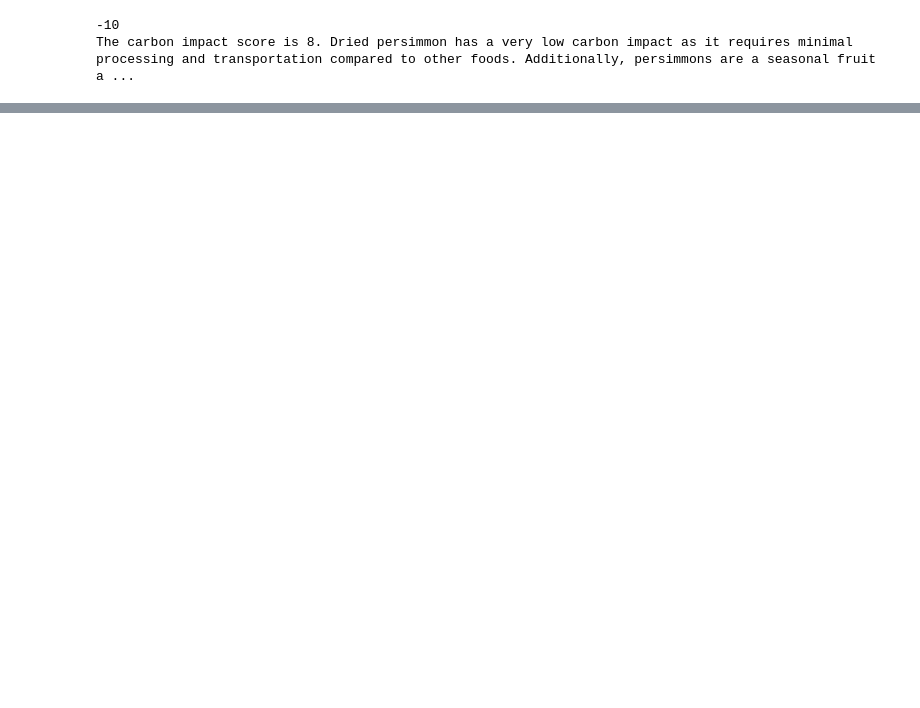
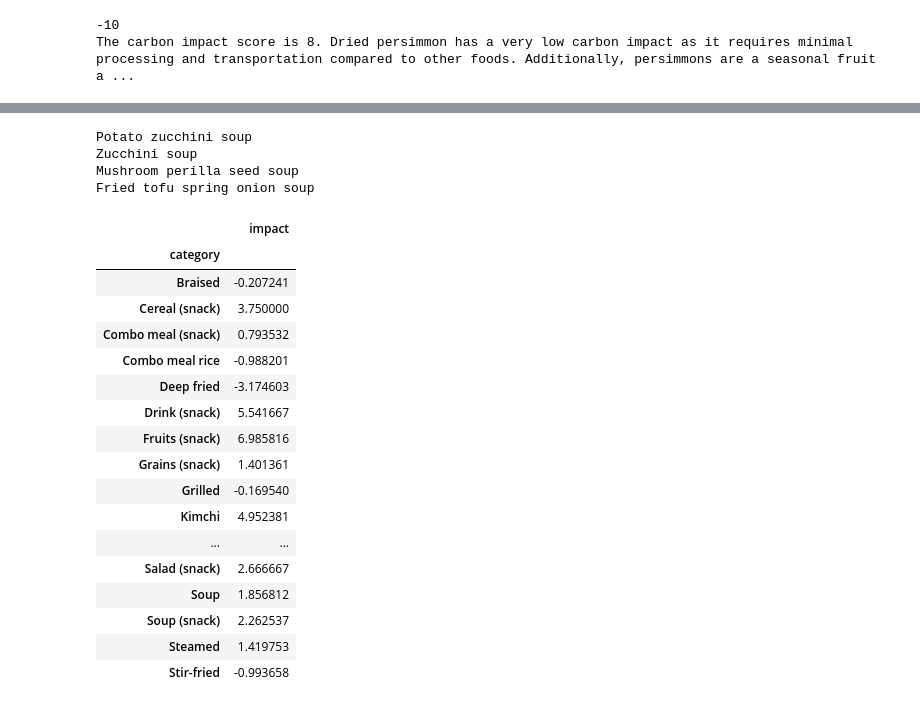
Before and after one commit to lurosenb/five_jelly_donuts, a Jupyter notebook: generate_carbon_impacts.ipynb, the cells around one changed output, grey strips where cells are left out. Drawn from its saved outputs; the diff is of its cells as text; code cells hidden in the pictures; blank space fills up the shorter version.

Commit message:
carbon impacts database complete

```diff
--- a/generate_carbon_impacts.ipynb
+++ b/generate_carbon_impacts.ipynb
@@ -129,10 +136,3 @@ def meal_impact_from_chatgpt(chosen_meal, verbose=False, person_type='Carbon_imp
             add_response(chosen_meal, avg_impact, response)
 
     return avg_impact
-# %%
-from dietkit import load_ingredient, load_menu, load_diet
-
-all_ingredients = load_ingredient(sample_language = 'eng')
-meal_dict = load_menu(ingredients = all_ingredients, sample_language = 'eng')
-
-possible_meals = np.array(list(meal_dict.keys()))
@@ -209,0 +195,36 @@ carbon_impacts_df
+# %%
+# Remove "Menu object: " from carbon impacts df
+carbon_impacts_df['meal'] = carbon_impacts_df['meal'].str.replace('Menu object: ', '')
+
+carbon_impacts_df['category'] = None
+for k, meal in meal_dict.items():
+    try:
+        carbon_impacts_df.loc[carbon_impacts_df['meal'] == k, 'category'] = meal.category
+    except:
+        print(k)
+# %% [output]
+Potato zucchini soup
+Zucchini soup
+Mushroom perilla seed soup
+Fried tofu spring onion soup
+# %%
+carbon_impacts_df.groupby('category').mean()# .to_latex()
+# %% [output]
+|  | impact |
+| category |  |
+| Braised | -0.207241 |
+| Cereal (snack) | 3.750000 |
+| Combo meal (snack) | 0.793532 |
+| Combo meal rice | -0.988201 |
+| Deep fried | -3.174603 |
+| Drink (snack) | 5.541667 |
+| Fruits (snack) | 6.985816 |
+| Grains (snack) | 1.401361 |
+| Grilled | -0.169540 |
+| Kimchi | 4.952381 |
+| ... | ... |
+| Salad (snack) | 2.666667 |
+| Soup | 1.856812 |
+| Soup (snack) | 2.262537 |
+| Steamed | 1.419753 |
+| Stir-fried | -0.993658 |
```
Also changed, not shown: parts of 6 cells of this notebook, 2 other files.
